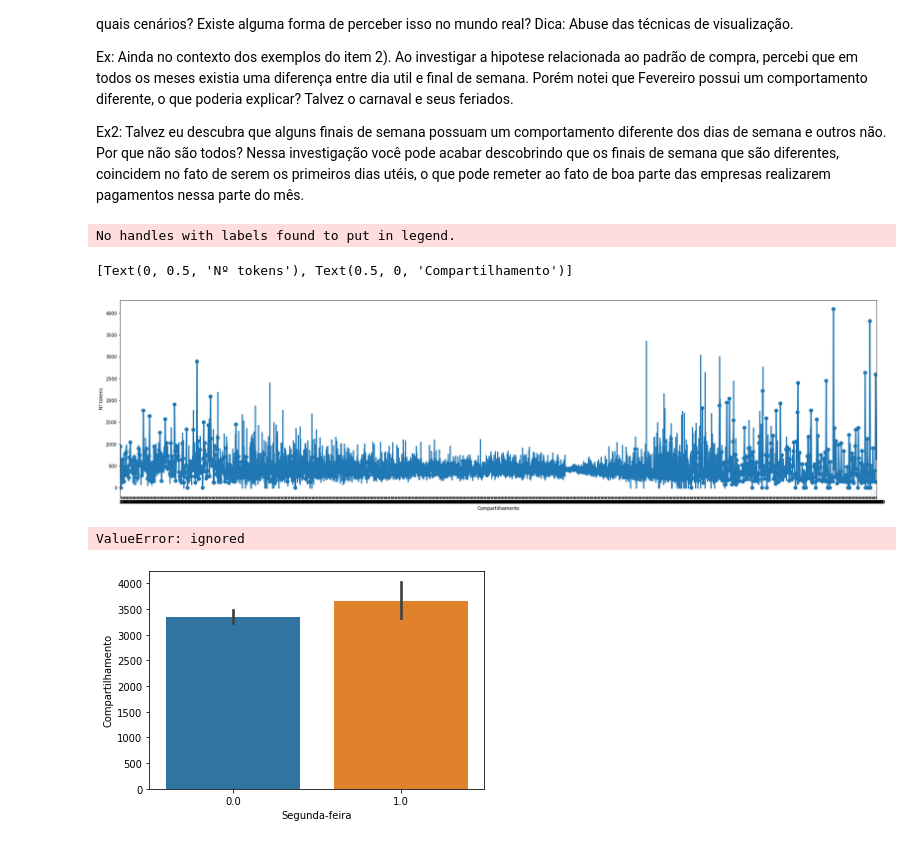
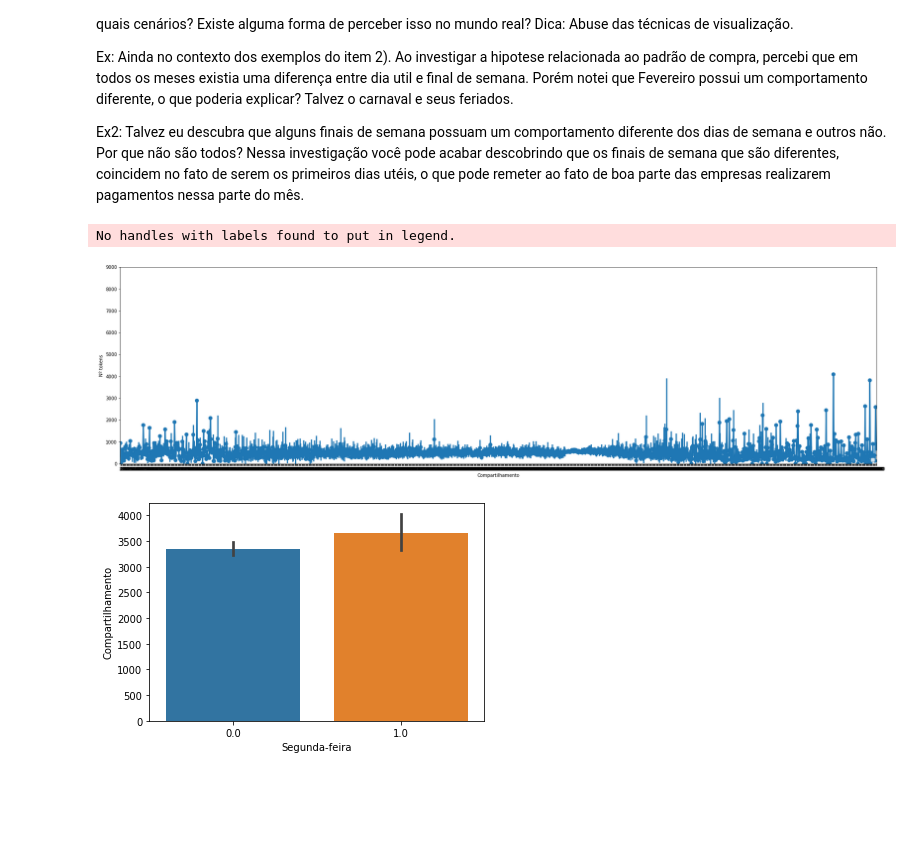
Before and after one commit to KKAS-star/aed_projeto_3, a Jupyter notebook: PROJETO_03.ipynb, the cells around one changed output. Saved outputs shown, nothing was run; the diff lists cells and outputs as text; code cells hidden in the pictures; blank space fills up the shorter version.

```diff
--- a/PROJETO_03.ipynb
+++ b/PROJETO_03.ipynb
@@ -299,22 +298,14 @@ Ex2: Talvez eu descubra que alguns finais de semana possuam um comportamento dif
 # %%
 # Será que textos maiores possuem mais relevância que os menores?
 
-from numpy import median
 plt.figure(figsize=(30,8))
-g = sns.pointplot(x="shares", y="n_tokens_content", data=df, estimator=median)
+plt.ylim(0, 9000)
+plt.xlim(0, 850000)
+g = sns.pointplot(x="shares", y="n_tokens_content", data=df)
 g.legend(ncol=2, loc="lower right", frameon=True)
 g.set(ylabel="Nº tokens",
        xlabel="Compartilhamento")
+plt.show()
 # %% [output]
 No handles with labels found to put in legend.
-[Text(0, 0.5, 'Nº tokens'), Text(0.5, 0, 'Compartilhamento')]
-[figure, old version]
+[figure, new version]
-# %%
-# Será que existe um tamanho "ótimo" para o texto?
-"""Calcular a média do número de tokens q retornaram a classe popular. Calcular também o numero de tokens diferentes de stop words"""
-df1 = df.loc[(df['shares'] >= 1400) & (df["n_tokens_content"]== median), ["shares","n_tokens_content"]]
-g = sns.barplot(x="shares", y="n_tokens_content", data=df1)
-plt.legend();
-plt.show()
-# %% [output]
-ValueError: ignored
```
Also changed, not shown: parts of 34 cells of this notebook.
